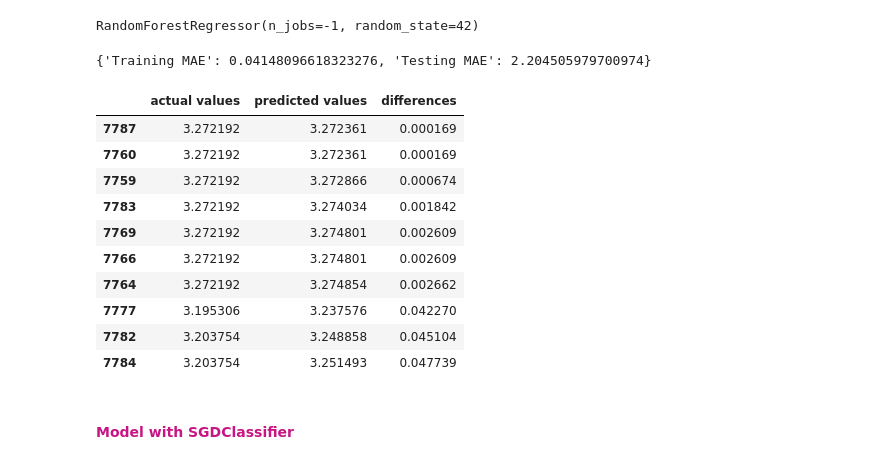
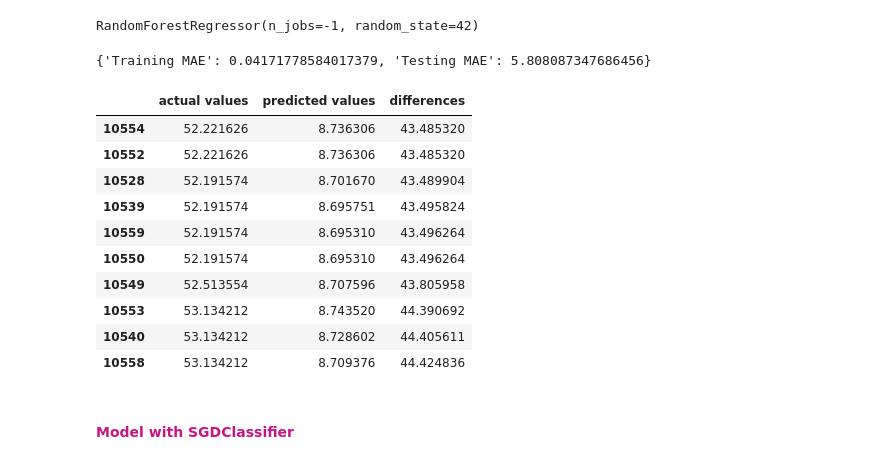
Before and after one commit to rawan-a-d/Air-Quality-Prediction, a Jupyter notebook: scikit_learn_modelling_full_data.ipynb, the cells around one changed output. Saved outputs shown, nothing was run; the diff lists cells and outputs as text; code cells hidden in the pictures.

```diff
--- a/scikit_learn_modelling_full_data.ipynb
+++ b/scikit_learn_modelling_full_data.ipynb
@@ -66,8 +72,8 @@ Name: pm2.5, dtype: float64
 # %% [markdown]
 <h4><font color=mediumvioletred>Split data into training and testing </font></h4>
 # %%
-df_train = df[((df.month == 8) & (df.day <= 15)) | (df.month < 8)]
-df_test = df[(df.month == 8) & (df.day > 15)]
+df_train = df[df.month < 8]
+df_test = df[df.month >= 8]
 
 len(df_train), len(df_test)
 # %% [output]
@@ -132,23 +138,23 @@ RandomForestRegressor(n_jobs=-1, random_state=42)
 # score model
 show_scores(rf_model)
 # %% [output]
-{'Training MAE': 0.04148096618323276, 'Testing MAE': 2.204505979700974}
+{'Training MAE': 0.04171778584017379, 'Testing MAE': 5.808087347686456}
 # %%
 # create dataframe containing actual values, predictions and the differences between them
 df_scores = get_scores_dataframe(rf_model)
-df_scores.sort_values(by="differences").head(10)
+df_scores.sort_values(by="differences").tail(10)
 # %% [output]
 |  | actual values | predicted values | differences |
-| 7787 | 3.272192 | 3.272361 | 0.000169 |
-| 7760 | 3.272192 | 3.272361 | 0.000169 |
-| 7759 | 3.272192 | 3.272866 | 0.000674 |
-| 7783 | 3.272192 | 3.274034 | 0.001842 |
-| 7769 | 3.272192 | 3.274801 | 0.002609 |
-| 7766 | 3.272192 | 3.274801 | 0.002609 |
-| 7764 | 3.272192 | 3.274854 | 0.002662 |
-| 7777 | 3.195306 | 3.237576 | 0.042270 |
-| 7782 | 3.203754 | 3.248858 | 0.045104 |
-| 7784 | 3.203754 | 3.251493 | 0.047739 |
+| 10554 | 52.221626 | 8.736306 | 43.485320 |
+| 10552 | 52.221626 | 8.736306 | 43.485320 |
+| 10528 | 52.191574 | 8.701670 | 43.489904 |
+| 10539 | 52.191574 | 8.695751 | 43.495824 |
+| 10559 | 52.191574 | 8.695310 | 43.496264 |
+| 10550 | 52.191574 | 8.695310 | 43.496264 |
+| 10549 | 52.513554 | 8.707596 | 43.805958 |
+| 10553 | 53.134212 | 8.743520 | 44.390692 |
+| 10540 | 53.134212 | 8.728602 | 44.405611 |
+| 10558 | 53.134212 | 8.709376 | 44.424836 |
 # %% [markdown]
 <h4><font color=mediumvioletred>Model with SGDClassifier </font></h4>
 # %%
```
Also changed, not shown: parts of 91 cells of this notebook.
